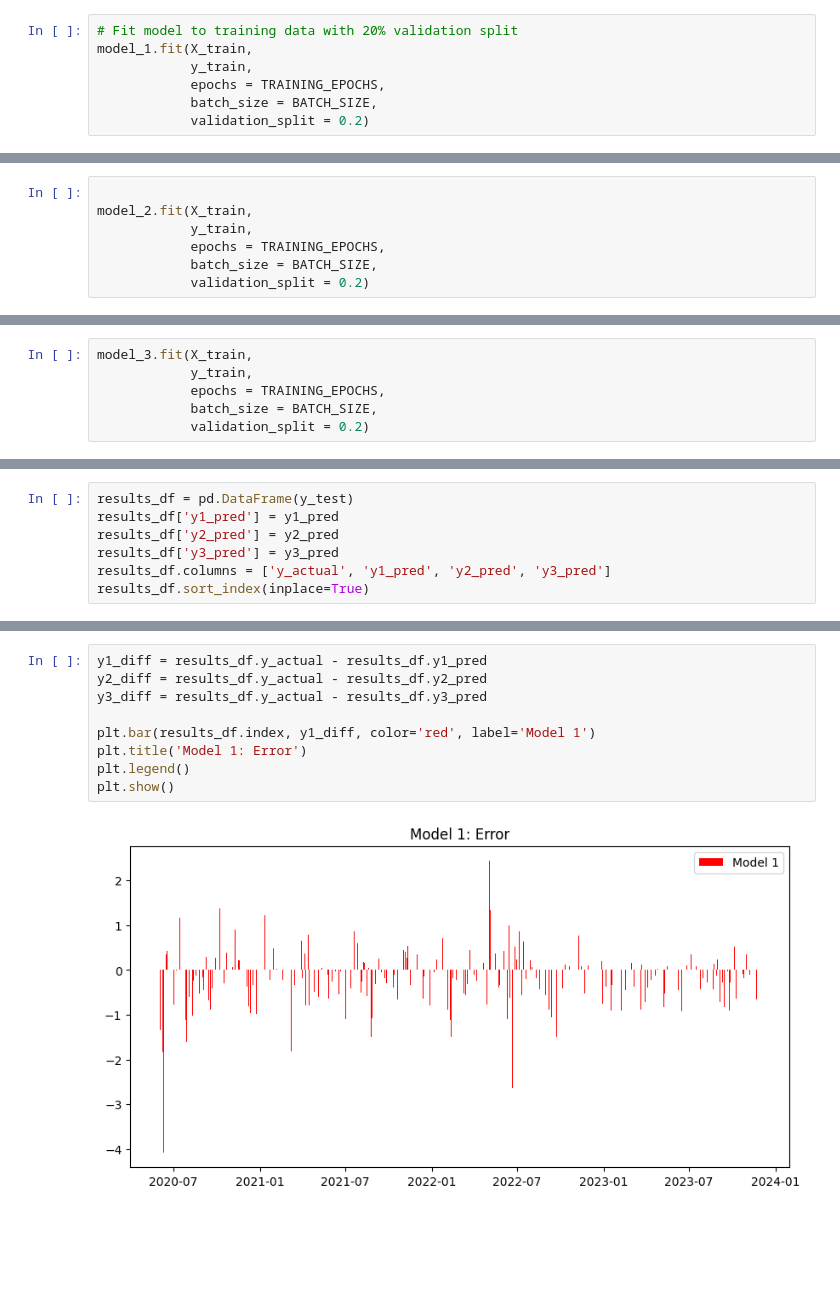
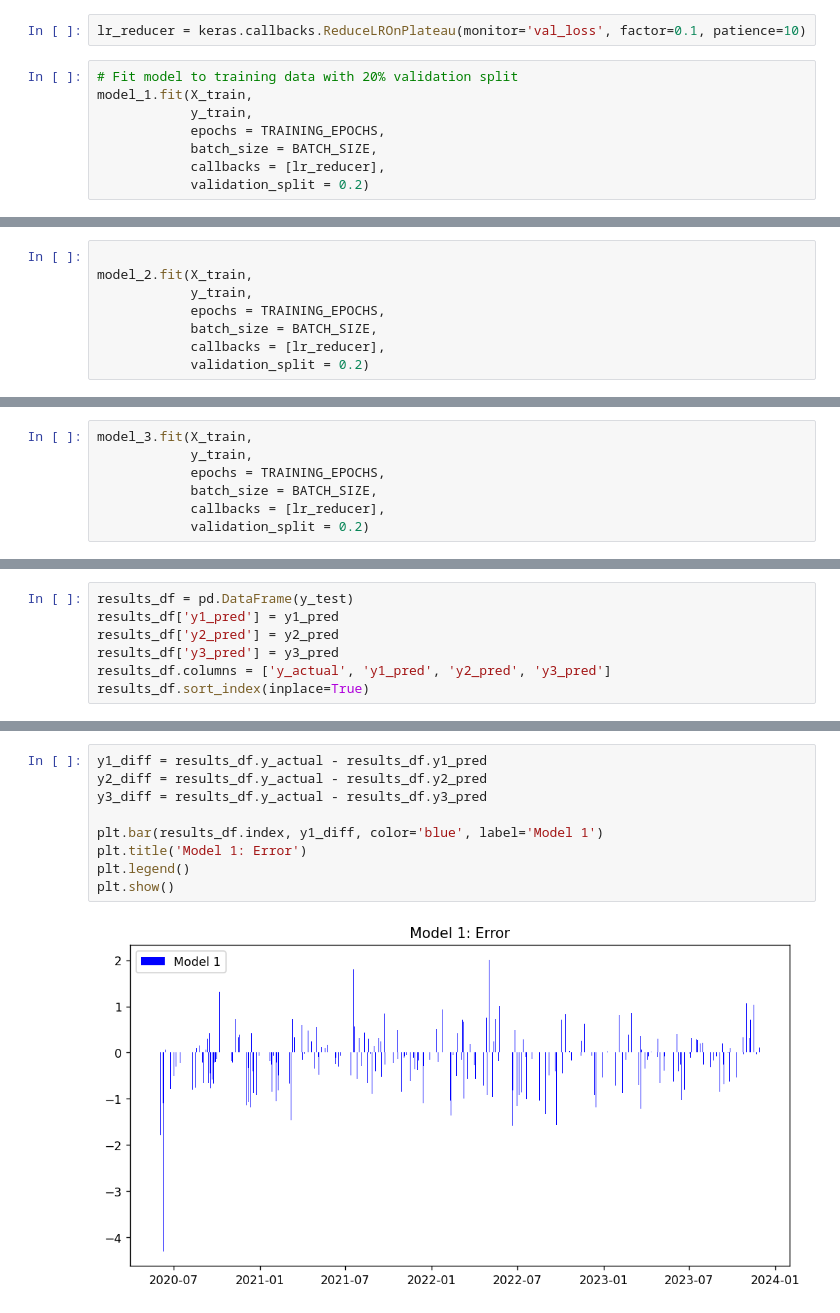
Before and after one commit to Aditya-Patel/Stat598-FinalProject, a Jupyter notebook: MPLA_CNN.ipynb, the cells around one changed output, grey strips where cells are left out. Cells and saved outputs as stored; diff of their text form; blank space fills up the shorter version.

Commit message:
CNN: Added simple model as well as LR Reduction

```diff
--- a/MPLA_CNN.ipynb
+++ b/MPLA_CNN.ipynb
@@ -247,9 +260,12 @@ _________________________________________________________________
+# %%
+lr_reducer = keras.callbacks.ReduceLROnPlateau(monitor='val_loss', factor=0.1, patience=10)
 # %%
 # Fit model to training data with 20% validation split
 model_1.fit(X_train,
             y_train,
             epochs = TRAINING_EPOCHS,
             batch_size = BATCH_SIZE,
+            callbacks = [lr_reducer],
             validation_split = 0.2)
 # %% [output]
 Epoch 1/2000
@@ -276,6 +292,7 @@ model_2.fit(X_train,
             y_train,
             epochs = TRAINING_EPOCHS,
             batch_size = BATCH_SIZE,
+            callbacks = [lr_reducer],
             validation_split = 0.2)
 # %% [output]
 Epoch 1/2000
@@ -301,6 +318,7 @@ model_3.fit(X_train,
             y_train,
             epochs = TRAINING_EPOCHS,
             batch_size = BATCH_SIZE,
+            callbacks = [lr_reducer],
             validation_split = 0.2)
 # %% [output]
 Epoch 1/2000
@@ -368,14 +393,14 @@ plt.show()
 # %%
 y1_diff = results_df.y_actual - results_df.y1_pred
 y2_diff = results_df.y_actual - results_df.y2_pred
 y3_diff = results_df.y_actual - results_df.y3_pred
 
-plt.bar(results_df.index, y1_diff, color='red', label='Model 1')
+plt.bar(results_df.index, y1_diff, color='blue', label='Model 1')
 plt.title('Model 1: Error')
 plt.legend()
 plt.show()
 # %% [output]
-[figure, old version]
+[figure, new version]
 # %%
 plt.bar(results_df.index, y2_diff, color='green', label='Model 2')
 plt.title('Model 2: Error')
```
Also changed, not shown: parts of 14 cells of this notebook.
